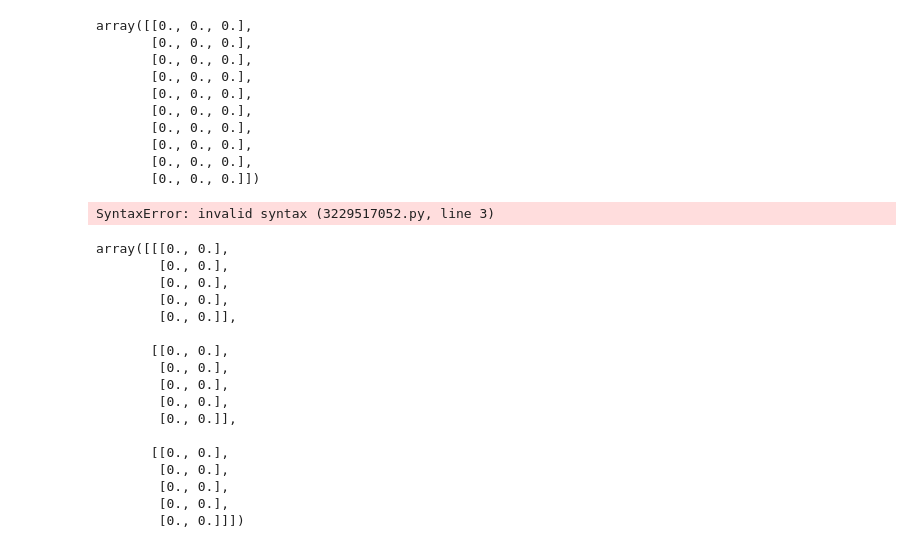
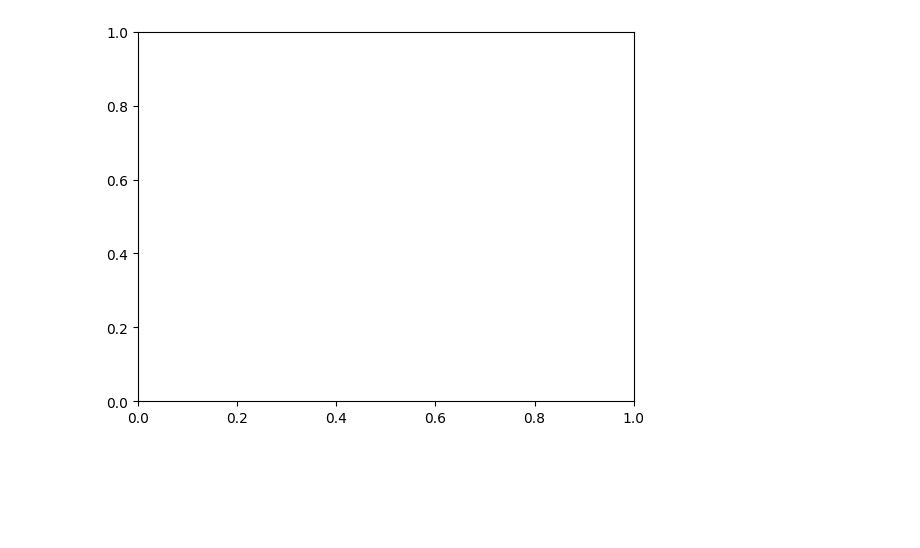
Before and after one commit to bherwanisuraj/gridworld, a Jupyter notebook: mountainCar.ipynb, the cells around one changed output. Drawn from its saved outputs; the diff is of its cells as text; code cells hidden in the pictures; blank space fills up the shorter version.

```diff
--- a/mountainCar.ipynb
+++ b/mountainCar.ipynb
@@ -56,46 +58,17 @@ def discritizeObs(observation, bins):
 # %%
 qTableShape = (NO_OF_BINS, NO_OF_BINS, env.action_space.n)
 qTable = np.zeros(qTableShape)
-qTable[1]
-# %% [output]
-array([[0., 0., 0.],
-       [0., 0., 0.],
-       [0., 0., 0.],
-       [0., 0., 0.],
-       [0., 0., 0.],
-       [0., 0., 0.],
-       [0., 0., 0.],
-       [0., 0., 0.],
-       [0., 0., 0.],
-       [0., 0., 0.]])
 # %%
-def egas(qTable, epsilon, discreetState):
+def egas(epsilon, qTable, discrete_state):
     rn = np.random.random()
+    # exploitation
     if rn > epsilon:
-        state_row = qTable[discreetState]
+        # print(discrete_state)
+        # print('Exploit')
+        action = np.argmax(qTable[discrete_state])
+        # print(action)
+    else:
+        # print('random')
+        action = env.action_space.sample()
 
-    else:
-        action = env.action_space.sample()
+    return action
-# %% [output]
-SyntaxError: invalid syntax (3229517052.py, line 3)
-# %%
-a = np.zeros((3,5,2))
-a
-# %% [output]
-array([[[0., 0.],
-        [0., 0.],
-        [0., 0.],
-        [0., 0.],
-        [0., 0.]],
-
-       [[0., 0.],
-        [0., 0.],
-        [0., 0.],
-        [0., 0.],
-        [0., 0.]],
-
-       [[0., 0.],
-        [0., 0.],
-        [0., 0.],
-        [0., 0.],
-        [0., 0.]]])
@@ -101,0 +81,15 @@ array([[[0., 0.],
+# %%
+#Visualization
+log_interval = 50
+render_interval = 10000
+fig = plt.figure()
+ax = fig.add_subplot(111)
+plt.ion()
+fig.canvas.draw()
+
+points_log = []
+avg_mean_points = []
+epochs = []
+epp = 0
+# %% [output]
+[figure, added]
```
Also changed, not shown: parts of 6 cells of this notebook, 3 other files.
